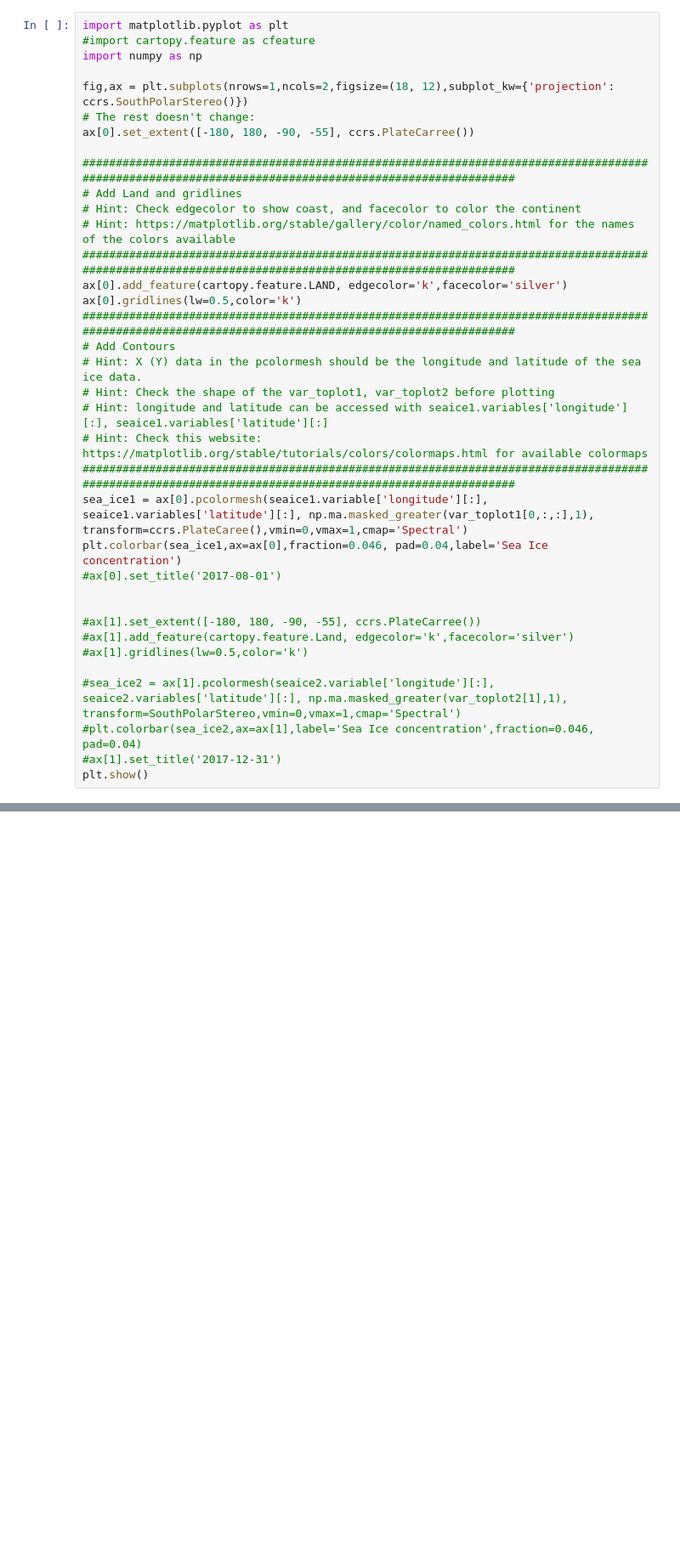
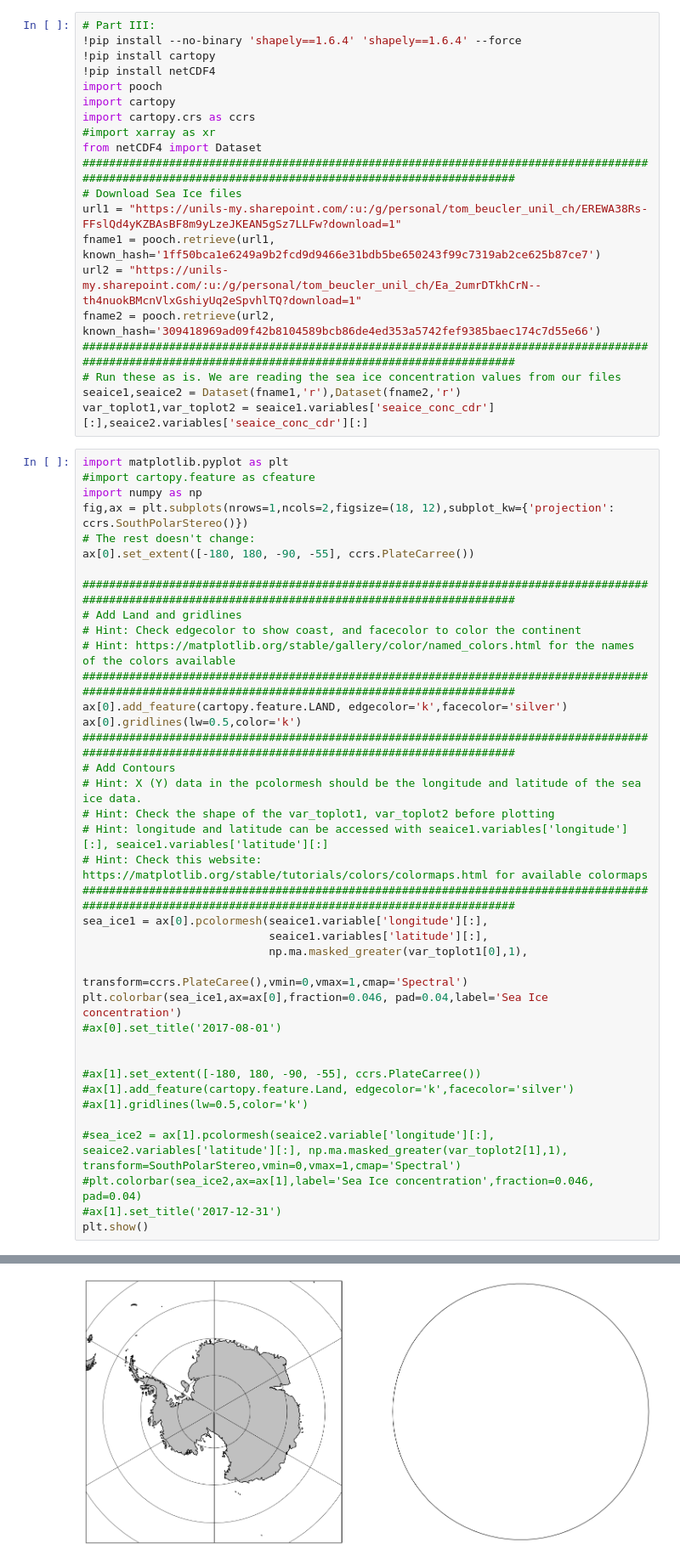
Before and after one commit to YunaZhu/2025_Intro_Python, a Jupyter notebook: FEEDBACK_ZIYU_ZHU.ipynb, the cells around one changed output, grey strips where cells are left out. Shown at 85% size. Cells and saved outputs as stored; diff of their text form; blank space fills up the shorter version.

```diff
--- a/FEEDBACK_ZIYU_ZHU.ipynb
+++ b/FEEDBACK_ZIYU_ZHU.ipynb
@@ -87,8 +143,27 @@ For Part III:
+# %%
+# Part III:
+!pip install --no-binary 'shapely==1.6.4' 'shapely==1.6.4' --force
+!pip install cartopy
+!pip install netCDF4
+import pooch
+import cartopy
+import cartopy.crs as ccrs
+#import xarray as xr
+from netCDF4 import Dataset
+######################################################################################################################################################
+# Download Sea Ice files
+url1 = "https://unils-my.sharepoint.com/:u:/g/personal/tom_beucler_unil_ch/EREWA38Rs-FFslQd4yKZBAsBF8m9yLzeJKEAN5gSz7LLFw?download=1"
+fname1 = pooch.retrieve(url1, known_hash='1ff50bca1e6249a9b2fcd9d9466e31bdb5be650243f99c7319ab2ce625b87ce7')
+url2 = "https://unils-my.sharepoint.com/:u:/g/personal/tom_beucler_unil_ch/Ea_2umrDTkhCrN--th4nuokBMcnVlxGshiyUq2eSpvhlTQ?download=1"
+fname2 = pooch.retrieve(url2, known_hash='309418969ad09f42b8104589bcb86de4ed353a5742fef9385baec174c7d55e66')
+######################################################################################################################################################
+# Run these as is. We are reading the sea ice concentration values from our files
+seaice1,seaice2 = Dataset(fname1,'r'),Dataset(fname2,'r')
+var_toplot1,var_toplot2 = seaice1.variables['seaice_conc_cdr'][:],seaice2.variables['seaice_conc_cdr'][:]
 # %%
 import matplotlib.pyplot as plt
 #import cartopy.feature as cfeature
 import numpy as np
-
 fig,ax = plt.subplots(nrows=1,ncols=2,figsize=(18, 12),subplot_kw={'projection': ccrs.SouthPolarStereo()})
 # The rest doesn't change:
 ax[0].set_extent([-180, 180, -90, -55], ccrs.PlateCarree())
@@ -107,7 +182,10 @@ ax[0].gridlines(lw=0.5,color='k')
 # Hint: longitude and latitude can be accessed with seaice1.variables['longitude'][:], seaice1.variables['latitude'][:]
 # Hint: Check this website: https://matplotlib.org/stable/tutorials/colors/colormaps.html for available colormaps
 ######################################################################################################################################################
-sea_ice1 = ax[0].pcolormesh(seaice1.variable['longitude'][:], seaice1.variables['latitude'][:], np.ma.masked_greater(var_toplot1[0,:,:],1), transform=ccrs.PlateCaree(),vmin=0,vmax=1,cmap='Spectral')
+sea_ice1 = ax[0].pcolormesh(seaice1.variable['longitude'][:],
+                            seaice1.variables['latitude'][:],
+                            np.ma.masked_greater(var_toplot1[0],1),
+                            transform=ccrs.PlateCaree(),vmin=0,vmax=1,cmap='Spectral')
 plt.colorbar(sea_ice1,ax=ax[0],fraction=0.046, pad=0.04,label='Sea Ice concentration')
 #ax[0].set_title('2017-08-01')
 
@@ -124,0 +203 @@ NameError: name 'ccrs' is not defined
+[figure, added]
```
Also changed, not shown: parts of 16 cells of this notebook.
